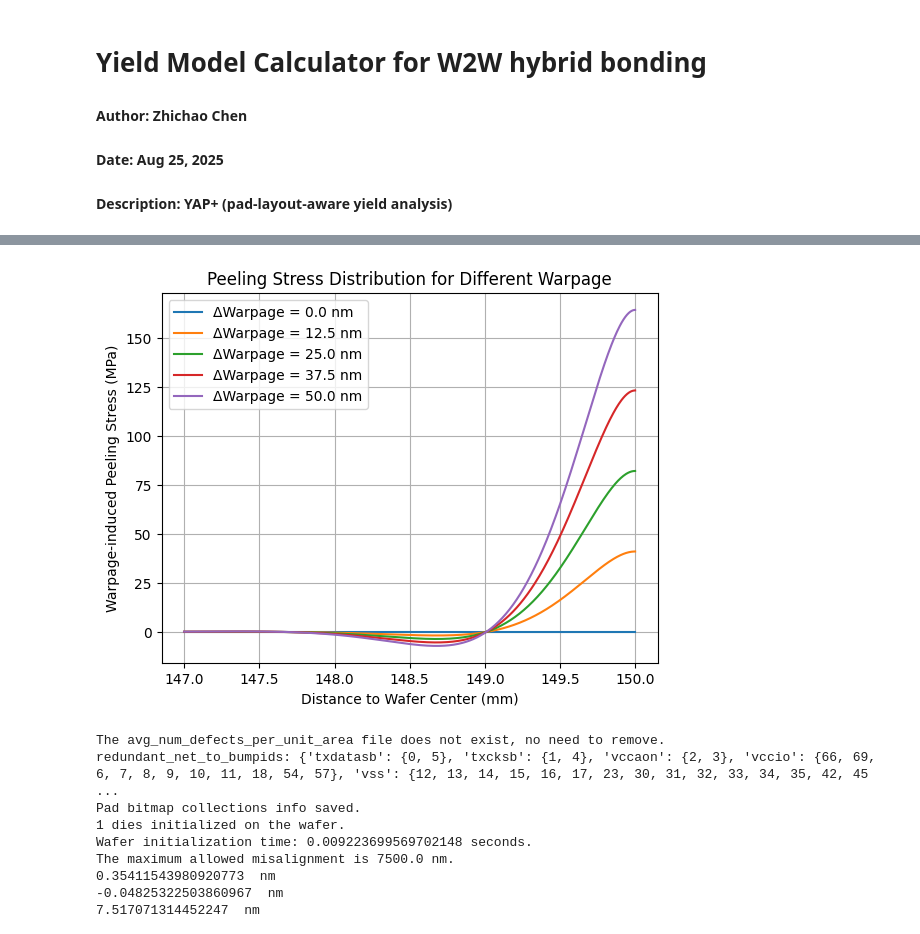
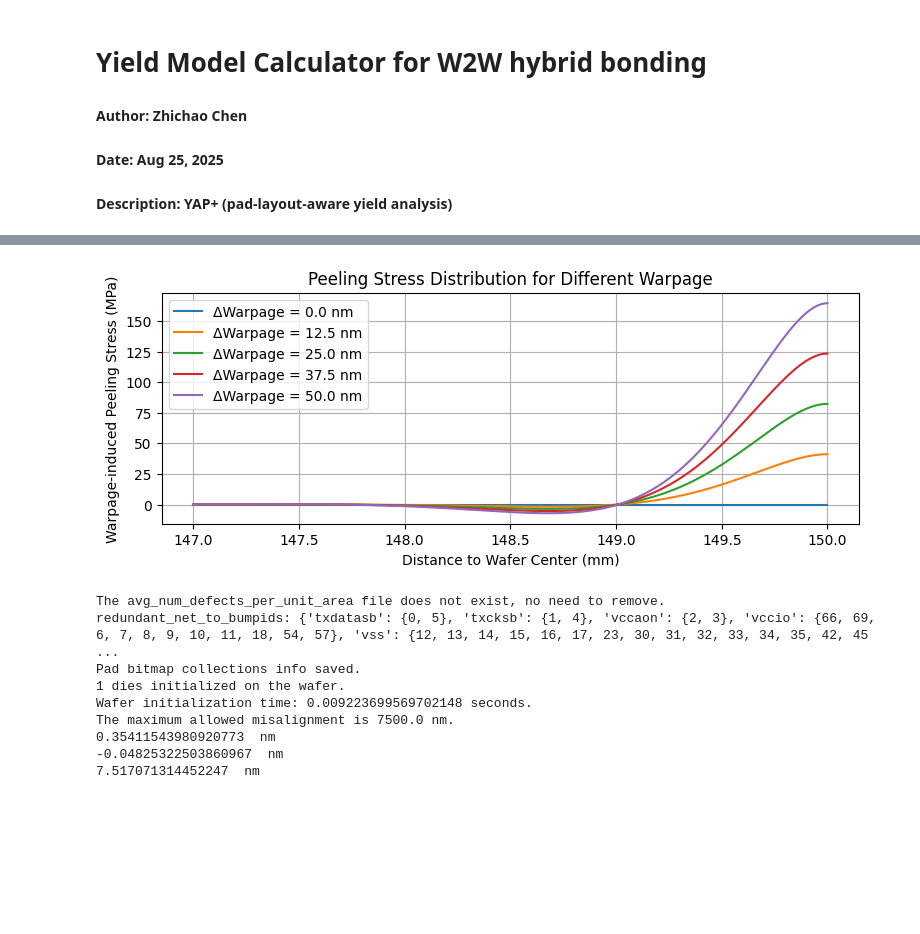
Before and after one commit to nanocad-lab/YAP, a Jupyter notebook: W2W/calculator_main.ipynb, the cells around one changed output, grey strips where cells are left out. Cells and saved outputs as stored; diff of their text form; code cells hidden in the pictures; blank space fills up the shorter version.

```diff
--- a/W2W/calculator_main.ipynb
+++ b/W2W/calculator_main.ipynb
@@ -50,34 +50,35 @@ npts_plot = 500         # Number of points for plotting
 
 
 def p_max(K, M, beta, D1):
     '''Calculate the maximum peeling stress (typically at the edge)'''
     return K * M / (2 * beta * D1)
 
 def p_loc(x):
     '''Calculate the peeling stress at location x from the wafer/die center'''
     term1 = p_max(K, M, beta, D1)
     term2 = np.exp(-beta * (R - x)) * (np.cos(beta * (R - x)) + np.sin(beta * (R - x)))
     return term1 * term2
 
 # Plot peeling stress distribution for different warpage values
 x = np.linspace(R*0.98, R, npts_plot)
 warpage_array = np.linspace(0e-6, 50e-6, 5)
+plt.figure(figsize=(9, 3))
 for warpage in warpage_array:
     R = 150e-3  # Layer radius [m]
     kappa1 = 2 * 0 / R**2  # Bottom layer curvature [1/m]
     kappa2 = 2 * warpage / R**2  # Top layer curvature [1/m]
     kappa = (D1 * kappa1 + D2 * kappa2) / (D1 + D2) # Neutral axis curvature [1/m]
     M = - D1 * D2 / (D1 + D2) * (kappa1 - kappa2)  # Bending moment per unit width [Nm]
     p_loc_array = p_loc(x) / 1e6
     plt.plot(x*1e3, p_loc_array, label=f'ΔWarpage = {warpage*1e6:.1f} nm')
 plt.xlabel('Distance to Wafer Center (mm)')
 plt.ylabel('Warpage-induced Peeling Stress (MPa)')
 plt.title('Peeling Stress Distribution for Different Warpage')
 plt.legend()
 plt.grid()
 plt.show()
 # %% [output]
-[figure, old version]
+[figure, new version]
 # %%
 # Load configuration
 cfg = load_modeling_config(path='configs/config.yaml',
```
Also changed, not shown: parts of 1 cell of this notebook, 10 other files.
